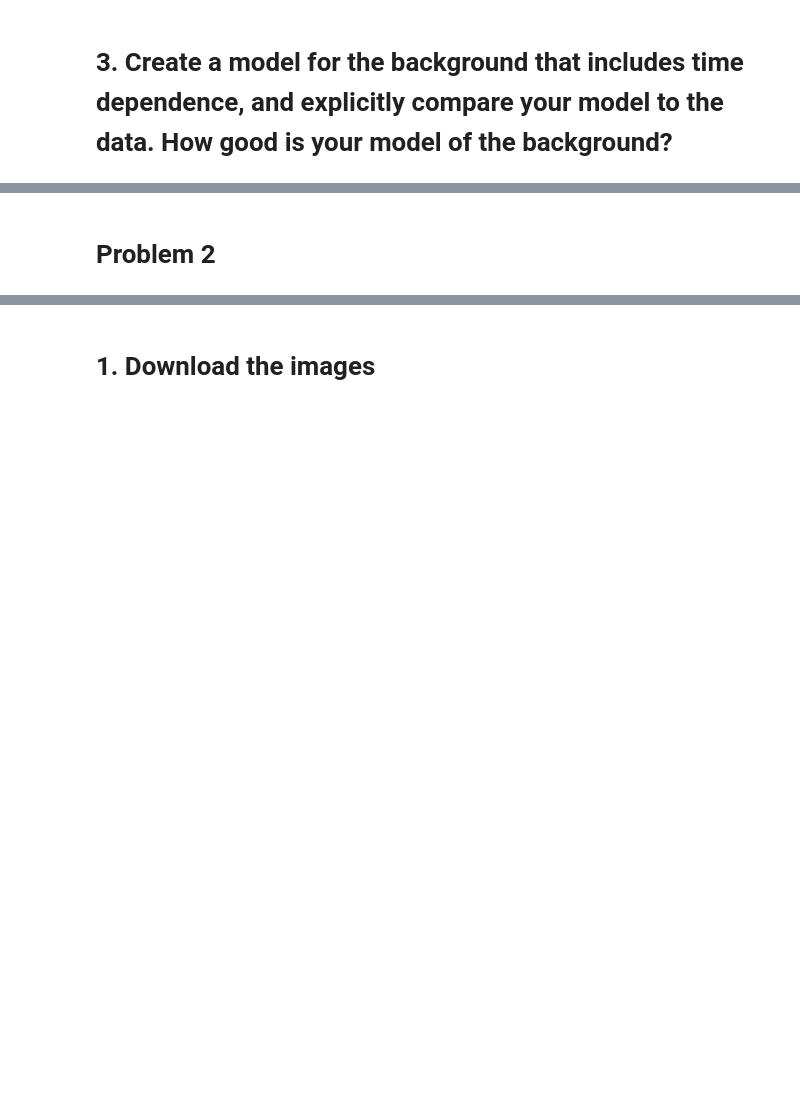
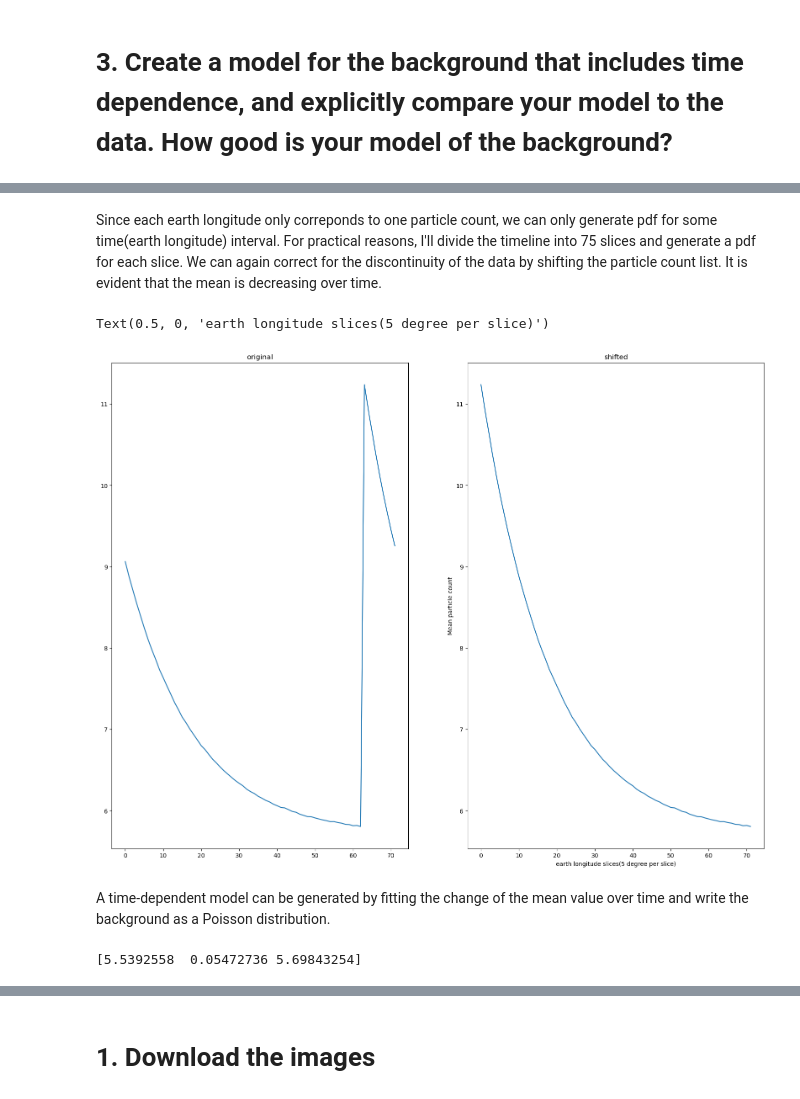
Before and after one commit to Waffelz/PHYS434_UWFall2021, a Jupyter notebook: lab4.ipynb, the cells around one changed output, grey strips where cells are left out. Saved outputs shown, nothing was run; the diff lists cells and outputs as text; code cells hidden in the pictures; blank space fills up the shorter version.

```diff
--- a/lab4.ipynb
+++ b/lab4.ipynb
@@ -106,2 +108,29 @@ Text(0, 0.5, 'frequency')
-# %% [markdown]
-# Problem 2
+# %% [markdown]
+Since each earth longitude only correponds to one particle count, we can only generate pdf for some time(earth longitude) interval. For practical reasons, I'll divide the timeline into 75 slices and generate a pdf for each slice. We can again correct for the discontinuity of the data by shifting the particle count list. It is evident that the mean is decreasing over time.
+# %%
+#slice the particle count array by every 5 degree of the earth longitude
+slices=[]
+for i in range(72):
+    slices.append(particlecount[(earthlongitude>5*i) & (earthlongitude<5*(i+1))])
+# %%
+shiftedslices=[]
+for i in range(72):
+    shiftedslices.append(np.roll(particlecount,6750)[(earthlongitude>5*i) & (earthlongitude<5*(i+1))])
+# %%
+arr=[np.mean(slices[i]) for i in range(len(slices))]
+shiftedarr=[np.mean(shiftedslices[i]) for i in range(len(shiftedslices))]
+# %%
+fig, axs = plt.subplots(1, 2)
+axs[0].plot(arr)
+axs[0].set_title("original")
+
+axs[1].plot(shiftedarr)
+axs[1].set_title("shifted")
+
+plt.ylabel('Mean particle count')
+plt.xlabel('earth longitude slices(5 degree per slice)')
+# %% [output]
+Text(0.5, 0, 'earth longitude slices(5 degree per slice)')
+[figure, added]
+# %% [markdown]
+A time-dependent model can be generated by fitting the change of the mean value over time and write the background as a Poisson distribution.
@@ -107,0 +151,4 @@ Text(0, 0.5, 'frequency')
+# %%
+print(popt)
+# %% [output]
+[5.5392558  0.05472736 5.69843254]
```
Also changed, not shown: parts of 41 cells of this notebook.
